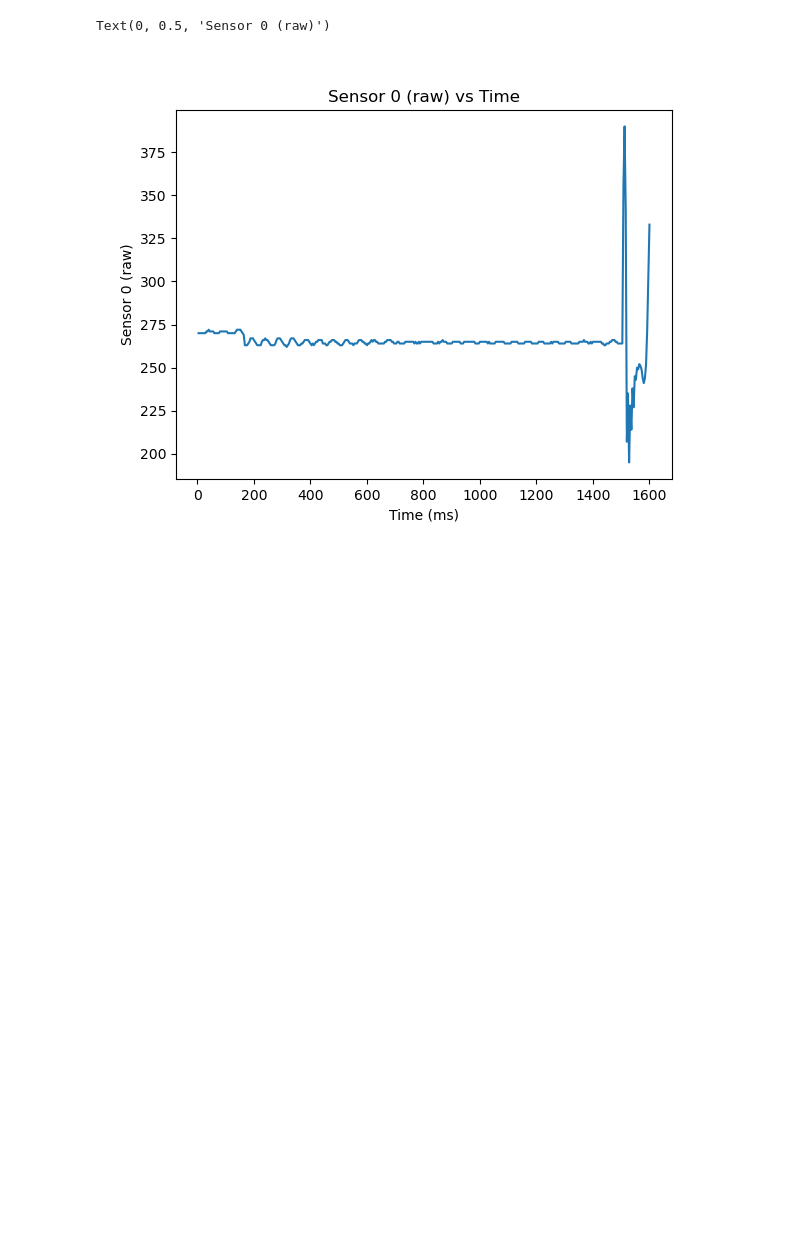
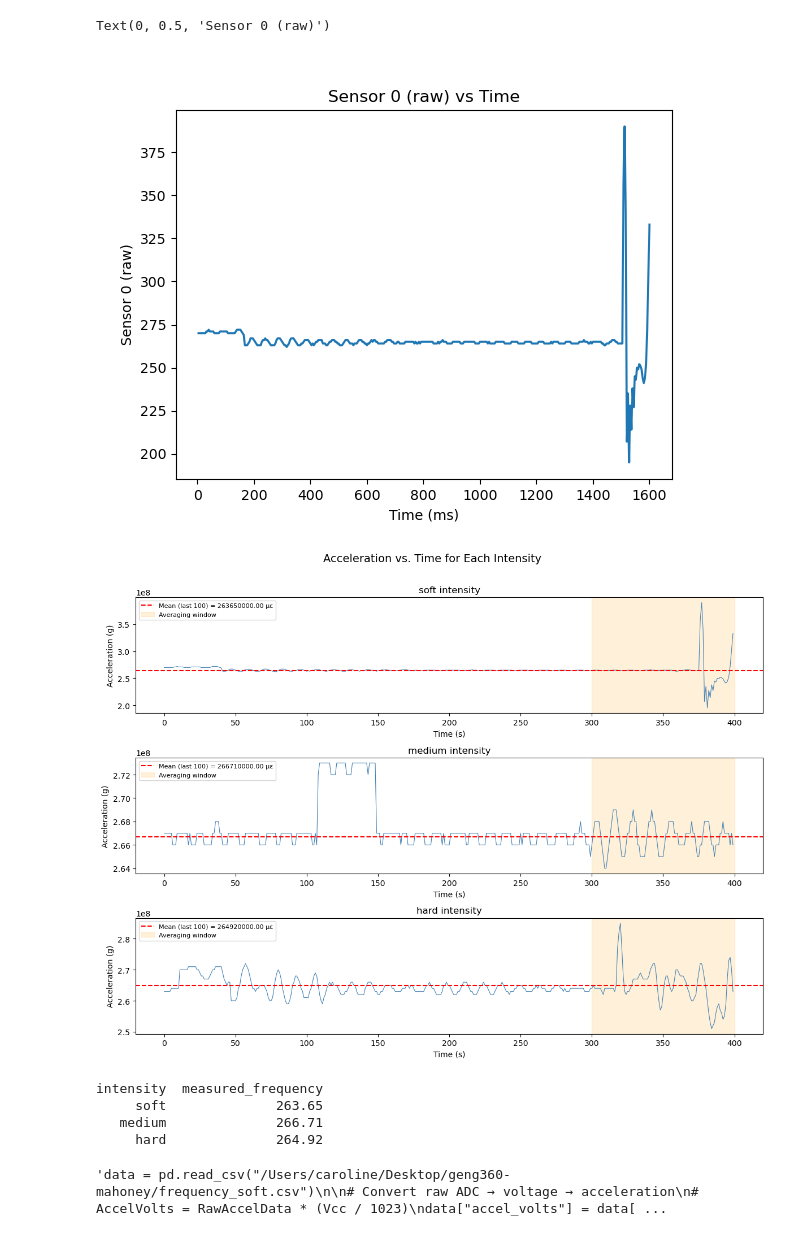
Before and after one commit to cmahoneyy/geng360-mahoney, a Jupyter notebook: frequency_code.ipynb, the cells around one changed output. Drawn from its saved outputs; the diff is of its cells as text; code cells hidden in the pictures; blank space fills up the shorter version.

```diff
--- a/frequency_code.ipynb
+++ b/frequency_code.ipynb
@@ -39,0 +52,78 @@ Text(0, 0.5, 'Sensor 0 (raw)')
+# %%
+VCC = 3.3  # set to 3.3 if your board is 3.3V
+SAMPLE_RATE = 80  # Hz
+
+results = []
+
+DATA_DIR = "/Users/caroline/Desktop/geng360-mahoney/frequency_"
+
+files = {
+    "soft":   "soft.csv",
+    "medium":  "medium.csv",
+    "hard":  "hard.csv",
+ }
+
+intensity = ["soft", "medium", "hard"]
+
+fig, axes = plt.subplots(len(intensity), 1, figsize=(12, 3 * len(intensity)), sharex=False)
+
+for ax, intensity in zip(axes, intensity): # zip lets you loop through both axes and loads_g together
+    # Load data — NO inversion
+    df = pd.read_csv(DATA_DIR + files[intensity])
+
+    # Use last 100 samples (most stable)
+    mean_frequency = df["Sensor 0 (raw)"].tail(100).mean()
+
+    results.append({
+        "intensity":          intensity,
+        "measured_frequency": mean_frequency,
+    })
+
+    # Plot
+    ax.plot(df["Sensor 0 (raw)"] * 1e6, color="steelblue", linewidth=0.8)
+    ax.axhline(mean_frequency * 1e6, color="red", linestyle="--", label=f"Mean (last 100) = {mean_frequency*1e6:.2f} µε")
+        # horizontal line along mean strain value
+    ax.axvspan(len(df) - 100, len(df), alpha=0.15, color="orange", label="Averaging window") # highlights last 100 samples with a shaded area
+    ax.set_title(f"{intensity} intensity")
+    ax.set_xlabel("Time (s)")
+    ax.set_ylabel("Acceleration (g)")
+    ax.legend(fontsize=8)
+
+plt.suptitle("Acceleration vs. Time for Each Intensity", fontsize=14, y=1.01)
+mplcursors.cursor(hover=False)
+plt.tight_layout()
+plt.show()
+
+results_df = pd.DataFrame(results)
+print(results_df.to_string(index=False)) # converts DataFrame to string for printing
+# index = False to hide the row numbers on the left side
+"""data = pd.read_csv("/Users/caroline/Desktop/geng360-mahoney/frequency_soft.csv")
+
+# Convert raw ADC → voltage → acceleration
+# AccelVolts = RawAccelData * (Vcc / 1023)
+data["accel_volts"] = data["Sensor 0 (raw)"] * (VCC / 1023)
+
+# Convert voltage → g using ADXL335 sensitivity
+# From ADXL335 datasheet: sensitivity = 300 mV/g at 3.3V
+# But the board regulates 5V → 3.3V, so use 300 mV/g
+SENSITIVITY = 0.3    # V/g
+ZERO_G_VOLTAGE = VCC / 2  # 0g output is roughly Vcc/2
+
+data["accel_g"] = (data["accel_volts"] - ZERO_G_VOLTAGE) / SENSITIVITY
+
+# Plot raw acceleration vs time
+plt.figure(figsize=(12, 4))
+plt.plot(data["Time (ms)"] / 1000, data["accel_g"], color="steelblue", linewidth=0.8)
+plt.xlabel("Time (s)")
+plt.ylabel("Acceleration (g)")
+plt.title("Raw Accelerometer Data — Sensor 0 (Z axis)")
+plt.grid(True, alpha=0.3)
+plt.tight_layout()
+plt.show()"""
+# %% [output]
+[figure, added]
+intensity  measured_frequency
+     soft              263.65
+   medium              266.71
+     hard              264.92
+'data = pd.read_csv("/Users/caroline/Desktop/geng360-mahoney/frequency_soft.csv")\n\n# Convert raw ADC → voltage → acceleration\n# AccelVolts = RawAccelData * (Vcc / 1023)\ndata["accel_volts"] = data[ ...
```
Also changed, not shown: parts of 4 cells of this notebook.
